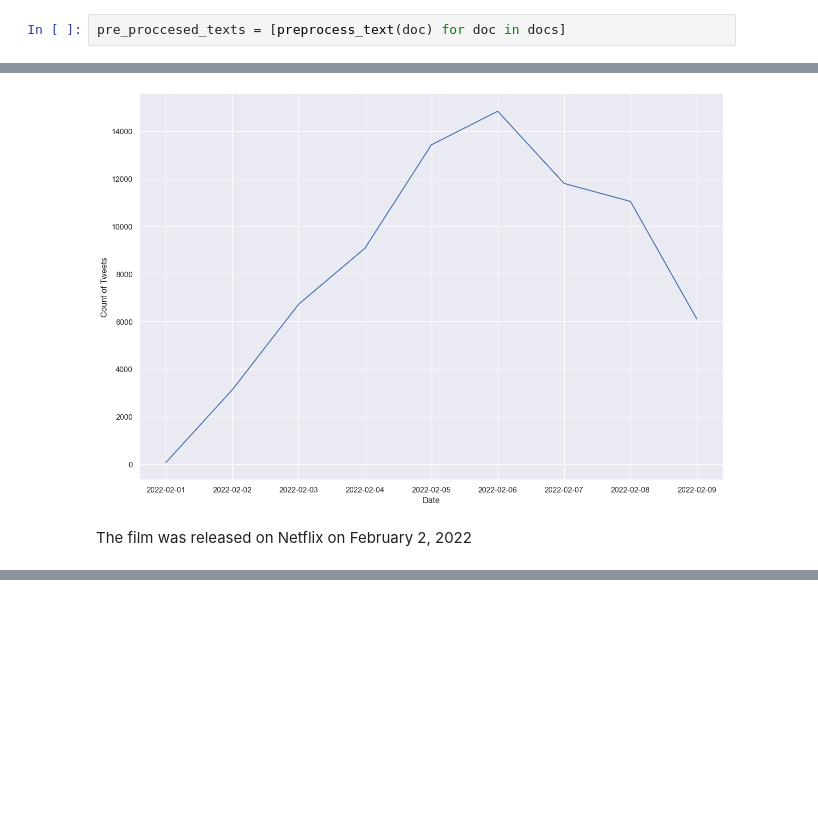
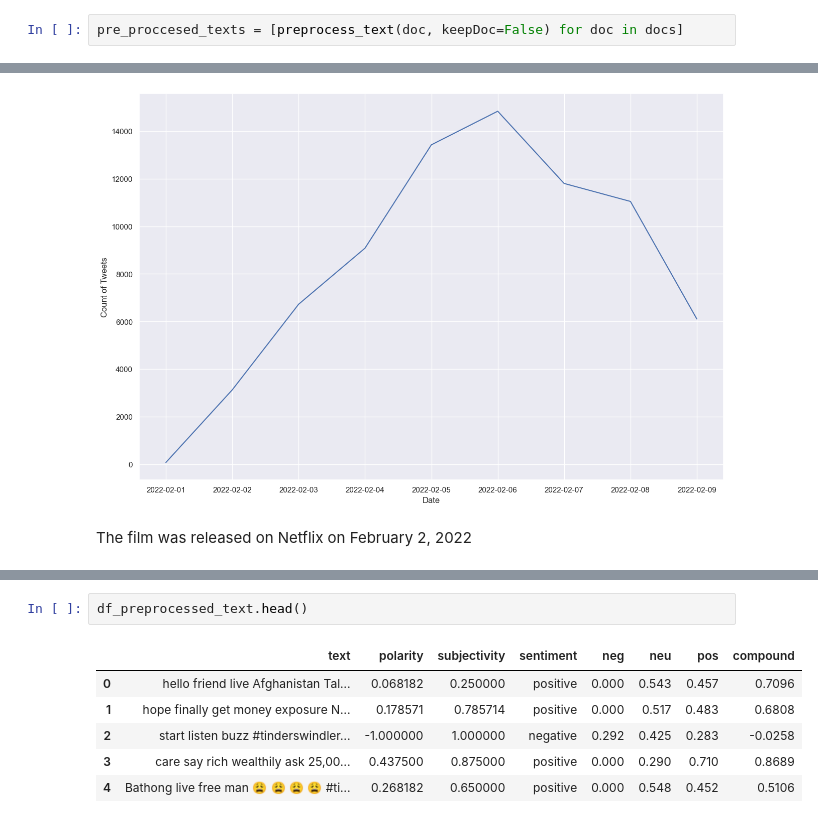
Before and after one commit to alexkneis/notebooks, a Jupyter notebook: text-analytics/tinder_swindler_tweets_analysis/tinder_swindler.ipynb, the cells around one changed output, grey strips where cells are left out. Cells and saved outputs as stored; diff of their text form; blank space fills up the shorter version.

```diff
--- a/text-analytics/tinder_swindler_tweets_analysis/tinder_swindler.ipynb
+++ b/text-analytics/tinder_swindler_tweets_analysis/tinder_swindler.ipynb
@@ -156,2 +154,2 @@ def preprocess_text(doc):
 # %%
-pre_proccesed_texts = [preprocess_text(doc) for doc in docs]
+pre_proccesed_texts = [preprocess_text(doc, keepDoc=False) for doc in docs]
@@ -365,0 +446,9 @@ The film was released on Netflix on February 2, 2022
+# %%
+df_preprocessed_text.head()
+# %% [output]
+|  | text | polarity | subjectivity | sentiment | neg | neu | pos | compound |
+| 0 | hello friend live Afghanistan Tal... | 0.068182 | 0.250000 | positive | 0.000 | 0.543 | 0.457 | 0.7096 |
+| 1 | hope finally get money exposure N... | 0.178571 | 0.785714 | positive | 0.000 | 0.517 | 0.483 | 0.6808 |
+| 2 | start listen buzz #tinderswindler... | -1.000000 | 1.000000 | negative | 0.292 | 0.425 | 0.283 | -0.0258 |
+| 3 | care say rich wealthily ask 25,00... | 0.437500 | 0.875000 | positive | 0.000 | 0.290 | 0.710 | 0.8689 |
+| 4 | Bathong live free man 😩 😩 😩 😩 #ti... | 0.268182 | 0.650000 | positive | 0.000 | 0.548 | 0.452 | 0.5106 |
```
Also changed, not shown: parts of 40 cells of this notebook.
